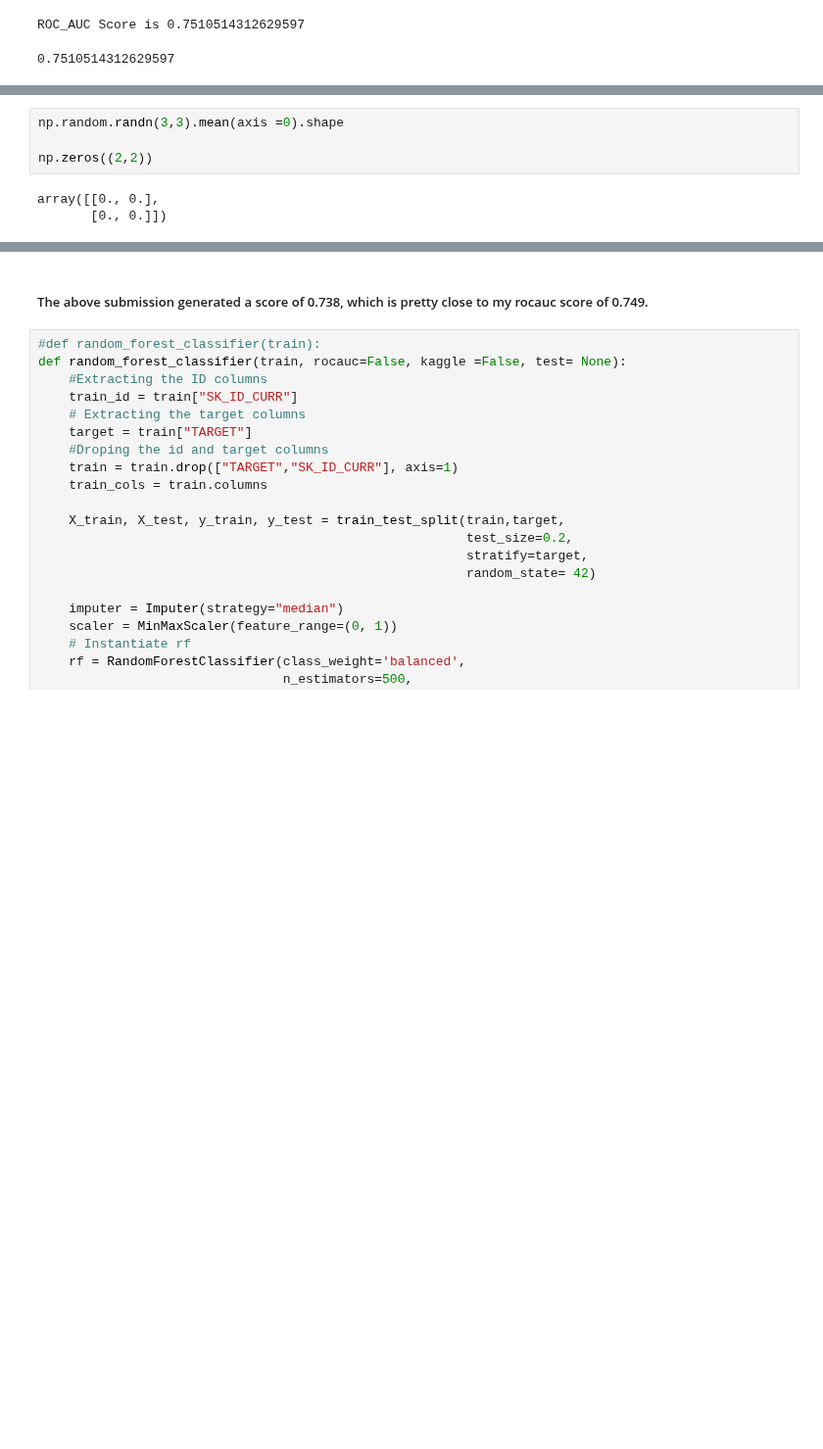
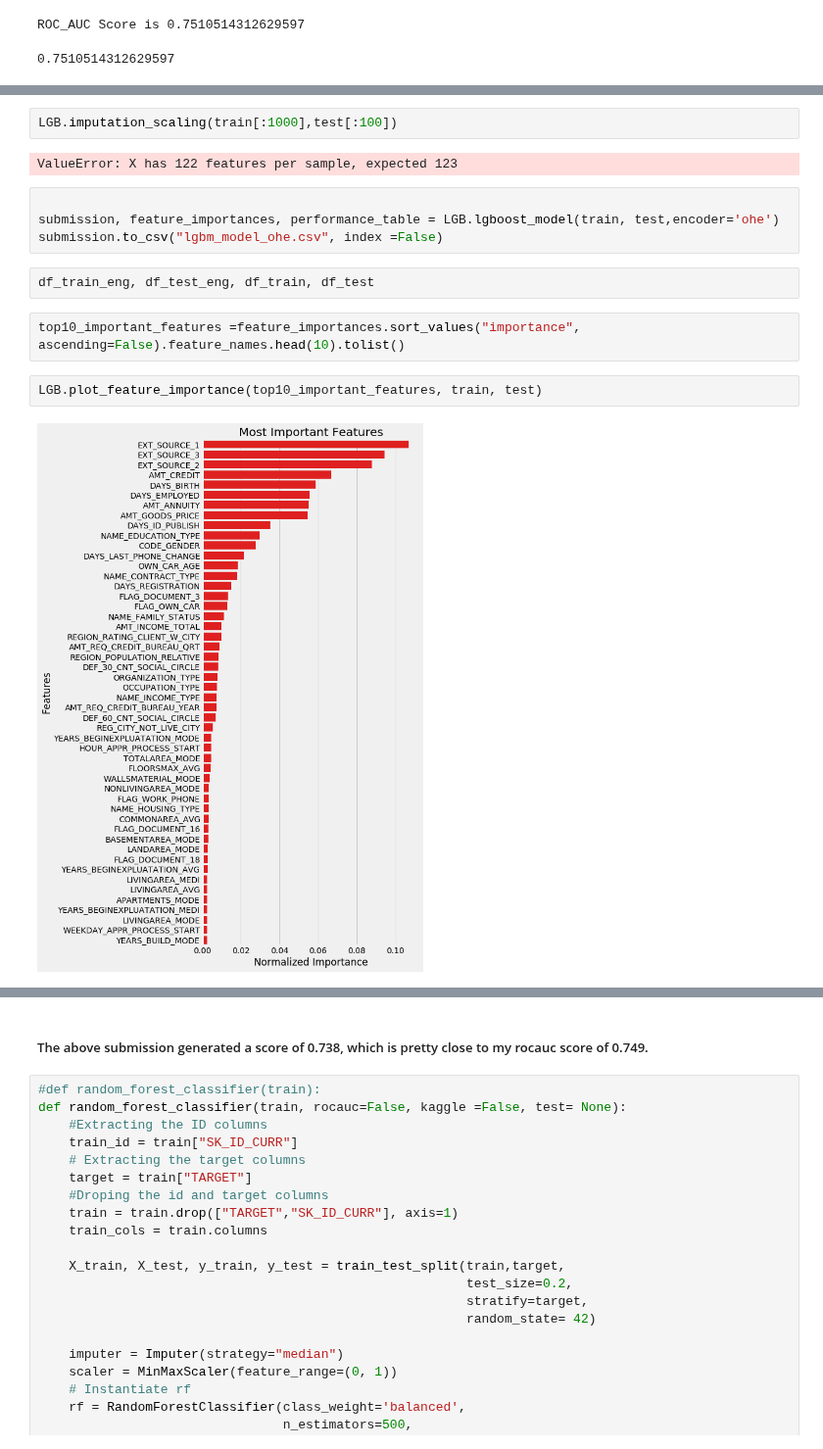
Before and after one commit to zahid1202/Credit_Default_Risk, a Jupyter notebook: Model_Credit_Fraud.ipynb, the cells around one changed output, grey strips where cells are left out. Shown at 98% size. Cells and saved outputs as stored; diff of their text form; blank space fills up the shorter version.

```diff
--- a/Model_Credit_Fraud.ipynb
+++ b/Model_Credit_Fraud.ipynb
@@ -673,10 +723,19 @@ AttributeError: 'light_gradient_boost' object has no attribute 'LGBMClassifier'
-# %%
-np.random.randn(3,3).mean(axis =0).shape
-
-np.zeros((2,2))
-# %% [output]
-array([[0., 0.],
-       [0., 0.]])
+# %%
+LGB.imputation_scaling(train[:1000],test[:100])
+# %% [output]
+ValueError: X has 122 features per sample, expected 123
+# %%
+
+submission, feature_importances, performance_table = LGB.lgboost_model(train, test,encoder='ohe')
+submission.to_csv("lgbm_model_ohe.csv", index =False)
+# %%
+df_train_eng, df_test_eng, df_train, df_test
+# %%
+top10_important_features =feature_importances.sort_values("importance", ascending=False).feature_names.head(10).tolist()
+# %%
+LGB.plot_feature_importance(top10_important_features, train, test)
+# %% [output]
+[figure, added]
 # %%
 train = pd.read_csv("DataSet/application_train.csv")
 test = pd.read_csv("DataSet/application_test.csv")
```
Also changed, not shown: parts of 5 cells of this notebook.
